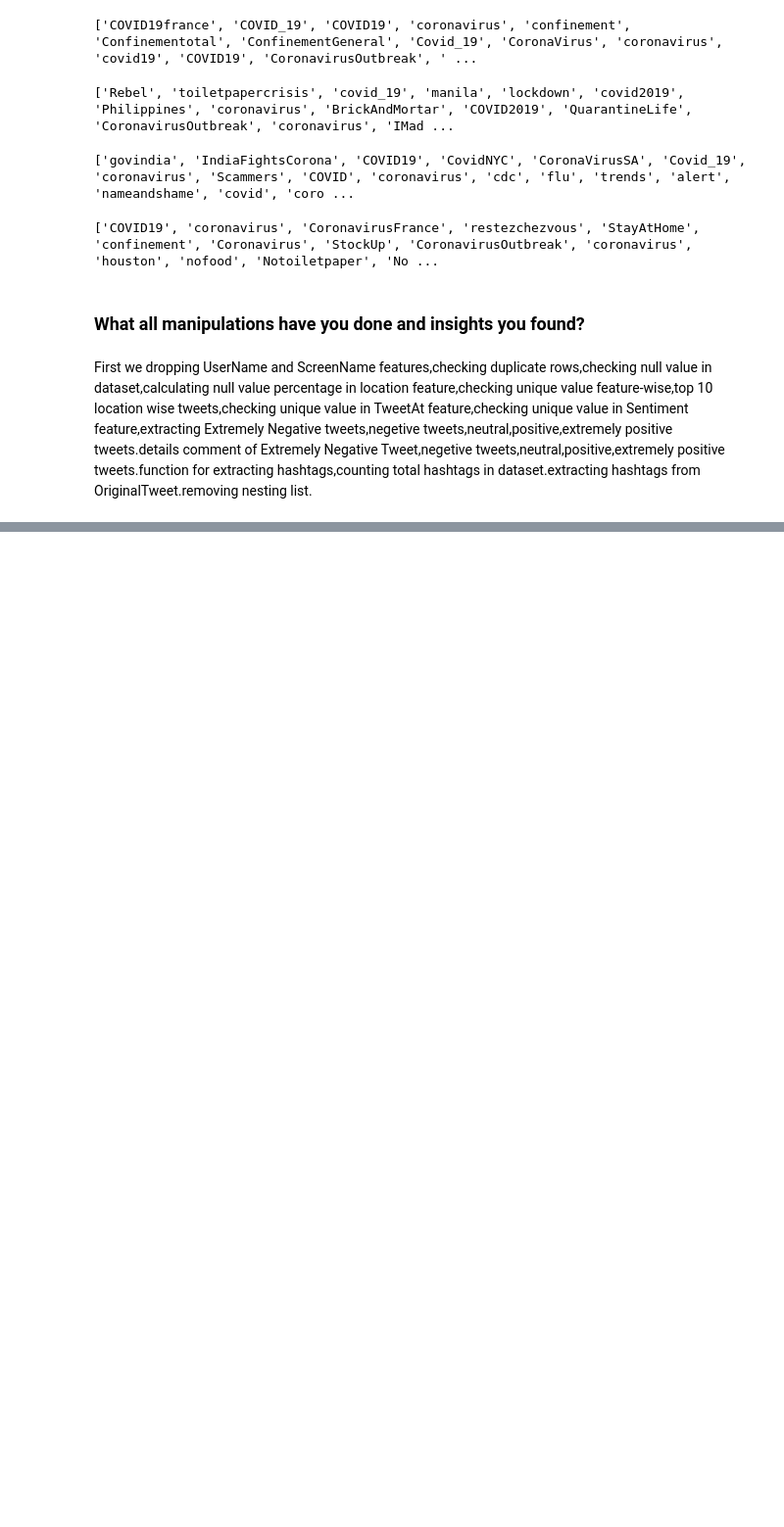
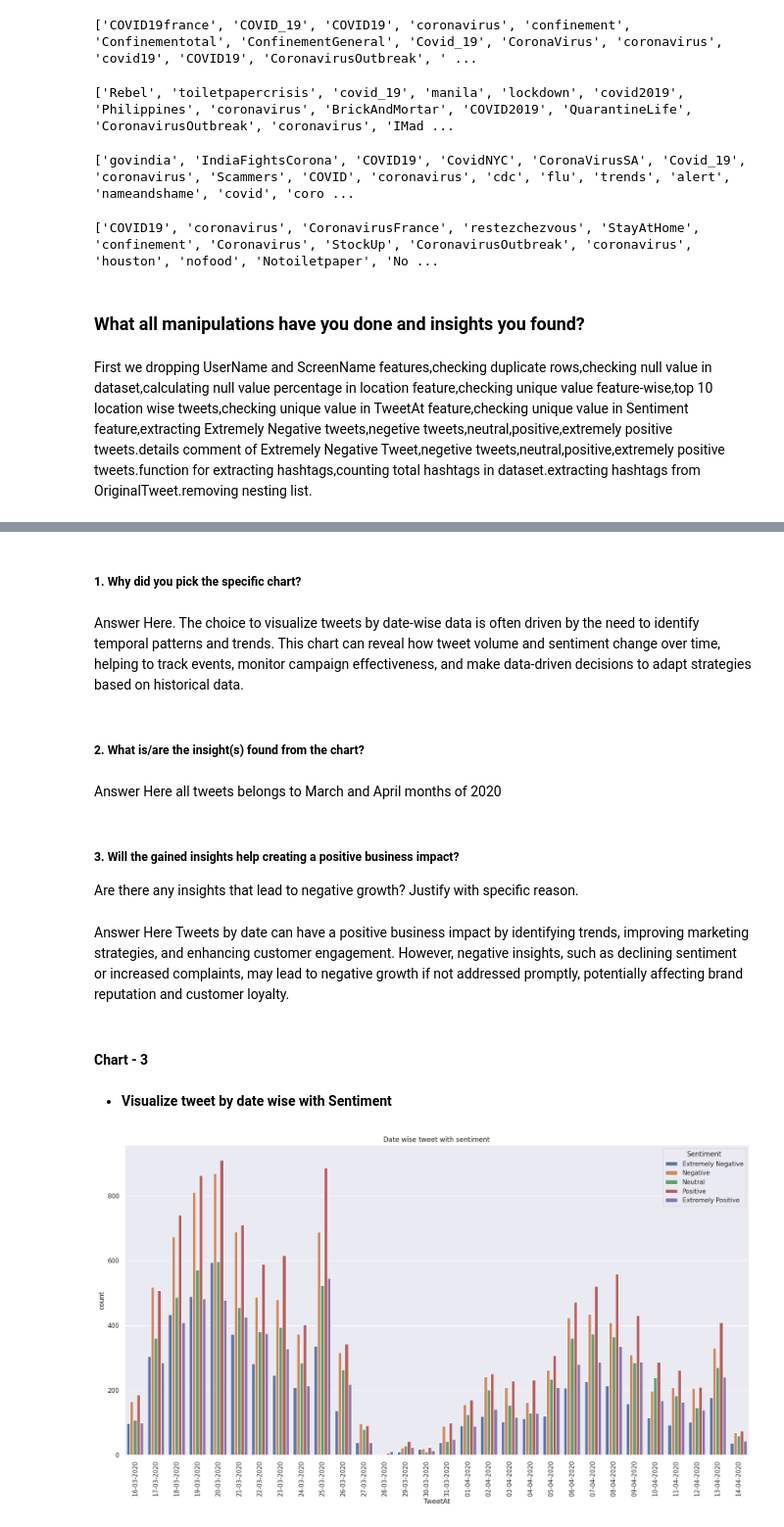
Before and after one commit to rins3005/Coronavirus_Tweet_Sentiment_Analysis_Capstone_Project, a Jupyter notebook: Rina_Patel_Coronavirus_Tweet_Sentiment_Analysis_Capstone_Project.ipynb, the cells around one changed output, grey strips where cells are left out. Shown at 98% size. Saved outputs shown, nothing was run; the diff lists cells and outputs as text; code cells hidden in the pictures; blank space fills up the shorter version.

```diff
--- a/Rina_Patel_Coronavirus_Tweet_Sentiment_Analysis_Capstone_Project.ipynb
+++ b/Rina_Patel_Coronavirus_Tweet_Sentiment_Analysis_Capstone_Project.ipynb
@@ -540,0 +586,30 @@ First we dropping UserName and ScreenName features,checking duplicate rows,check
+# %% [markdown]
+##### 1. Why did you pick the specific chart?
+# %% [markdown]
+Answer Here.
+The choice to visualize tweets by date-wise data is often driven by the need to identify temporal patterns and trends. This chart can reveal how tweet volume and sentiment change over time, helping to track events, monitor campaign effectiveness, and make data-driven decisions to adapt strategies based on historical data.
+# %% [markdown]
+##### 2. What is/are the insight(s) found from the chart?
+# %% [markdown]
+Answer Here
+all tweets belongs to March and April months of 2020
+# %% [markdown]
+##### 3. Will the gained insights help creating a positive business impact?
+Are there any insights that lead to negative growth? Justify with specific reason.
+# %% [markdown]
+Answer Here
+Tweets by date can have a positive business impact by identifying trends, improving marketing strategies, and enhancing customer engagement. However, negative insights, such as declining sentiment or increased complaints, may lead to negative growth if not addressed promptly, potentially affecting brand reputation and customer loyalty.
+# %% [markdown]
+#### Chart - 3
+# %% [markdown]
+* **Visualize tweet by date wise with Sentiment**
+# %%
+# Chart - 3 visualization code
+#visualize tweet by date wise with Sentiment
+sns.set(rc={'figure.figsize':(20,10)})
+sns.countplot(x = 'TweetAt',hue='Sentiment',data = coronavirurs_tweet, hue_order=['Extremely Negative', 'Negative', 'Neutral', 'Positive', 'Extremely Positive'])
+plt.title('Date wise tweet with sentiment')
+plt.xticks(rotation = 90)
+plt.show()
+# %% [output]
+[figure, added]
```
Also changed, not shown: parts of 138 cells of this notebook.
